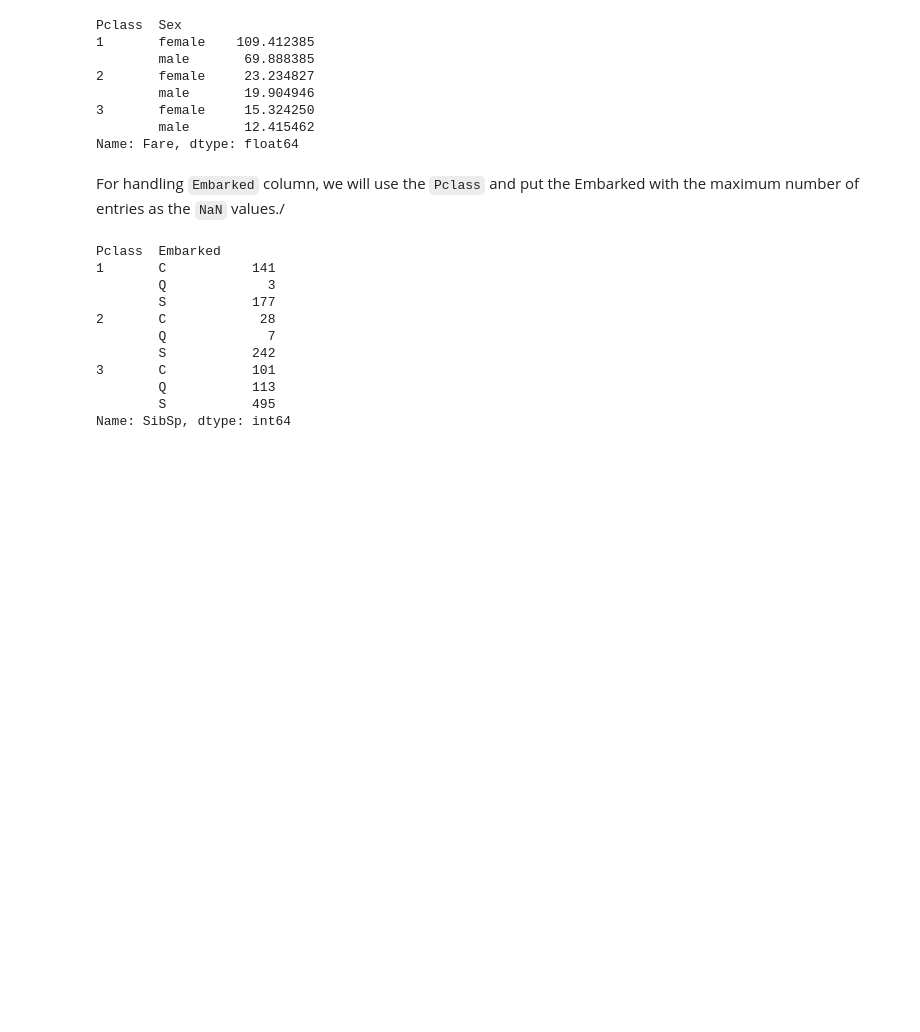
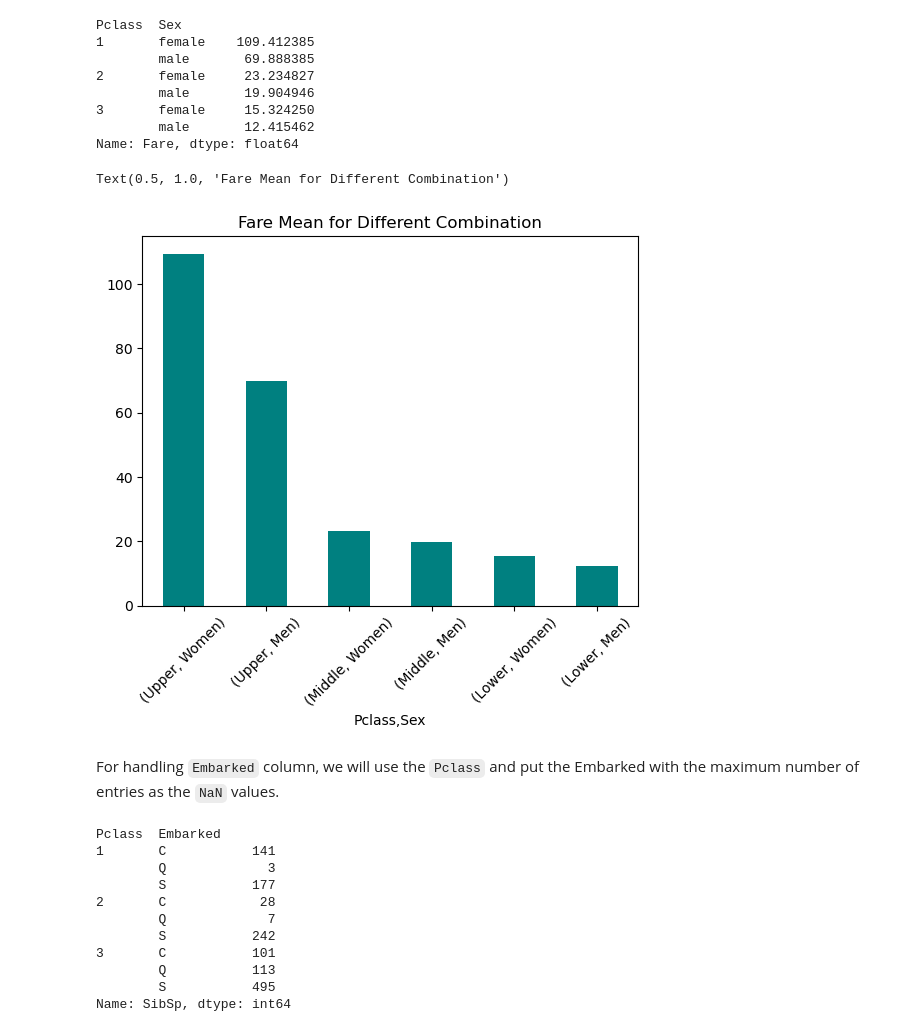
Before and after one commit to AmirAAZ818/ML-Assignments-2024, a Jupyter notebook: Analyzing Titanic Survival Rates/Analyzing Titanic Survival Rates.ipynb, the cells around one changed output. Cells and saved outputs as stored; diff of their text form; code cells hidden in the pictures; blank space fills up the shorter version.

```diff
--- a/Analyzing Titanic Survival Rates/Analyzing Titanic Survival Rates.ipynb
+++ b/Analyzing Titanic Survival Rates/Analyzing Titanic Survival Rates.ipynb
@@ -137,8 +156,16 @@ Name: Fare, dtype: float64
 # %%
 sex, pclass = df.loc[df[df['Fare'].isnull()].index, ['Sex', 'Pclass']].values[0]
 df.loc[df[df['Fare'].isnull()].index, 'Fare'] = np.floor(grouped_series[pclass, sex])
+# %%
+# Note that I ran this cell after converiting int types to categorical, I moved this cell because of content correlation
+grouped_series = df.groupby(['Pclass', 'Sex'])['Fare'].mean()
+grouped_series.plot.bar(rot=45, color='teal')
+plt.title("Fare Mean for Different Combination")
+# %% [output]
+Text(0.5, 1.0, 'Fare Mean for Different Combination')
+[figure, added]
 # %% [markdown]
-For handling `Embarked` column, we will use the `Pclass` and put the Embarked with the maximum number of entries as the `NaN` values./
+For handling `Embarked` column, we will use the `Pclass` and put the Embarked with the maximum number of entries as the `NaN` values.
 # %%
 df.groupby(['Pclass', 'Embarked'])['SibSp'].count()
 # %% [output]
```
Also changed, not shown: parts of 6 cells of this notebook, 5 other files.
